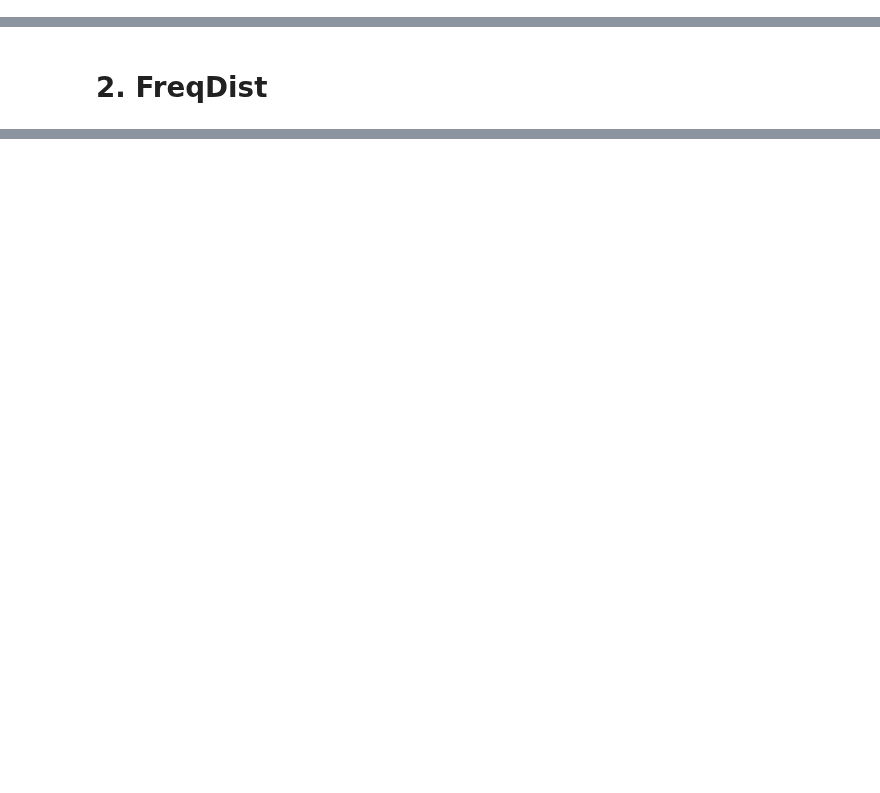
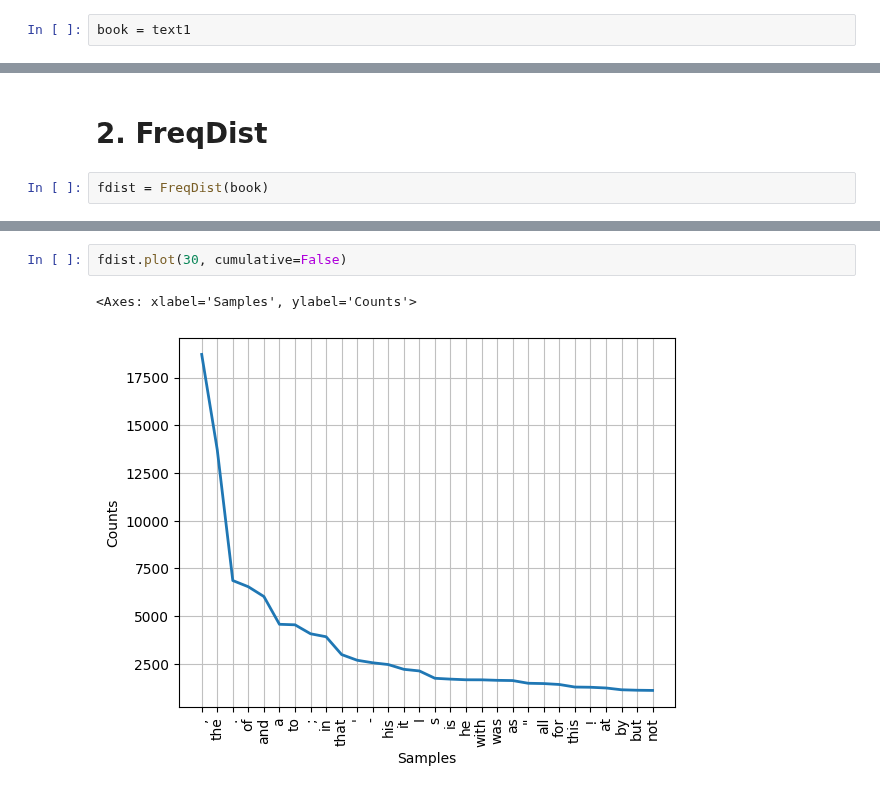
Before and after one commit to DeisyData/BIT_IA_Bootcamp, a Jupyter notebook: S10_C4_NLP_BasicStatistics.ipynb, the cells around one changed output, grey strips where cells are left out. Cells and saved outputs as stored; diff of their text form; blank space fills up the shorter version.

```diff
--- a/S10_C4_NLP_BasicStatistics.ipynb
+++ b/S10_C4_NLP_BasicStatistics.ipynb
@@ -10,0 +47,2 @@ import numpy as np
+# %%
+book = text1
@@ -15,2 +106,4 @@ import numpy as np
 # %% [markdown]
 # 2. FreqDist
+# %%
+fdist = FreqDist(book)
@@ -16,0 +125,5 @@ import numpy as np
+# %%
+fdist.plot(30, cumulative=False)
+# %% [output]
+<Axes: xlabel='Samples', ylabel='Counts'>
+[figure, added]
```
Also changed, not shown: parts of 40 cells of this notebook.
